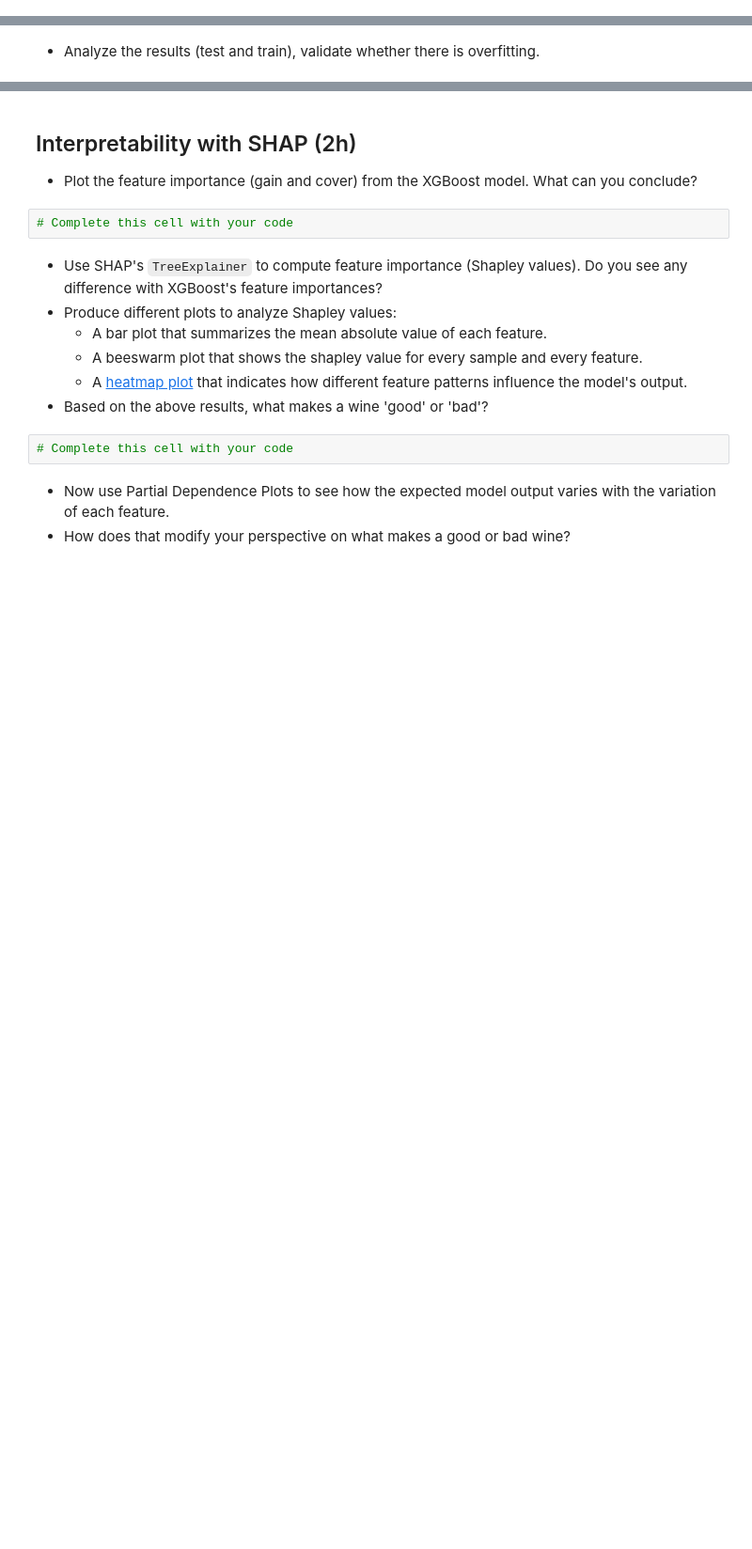
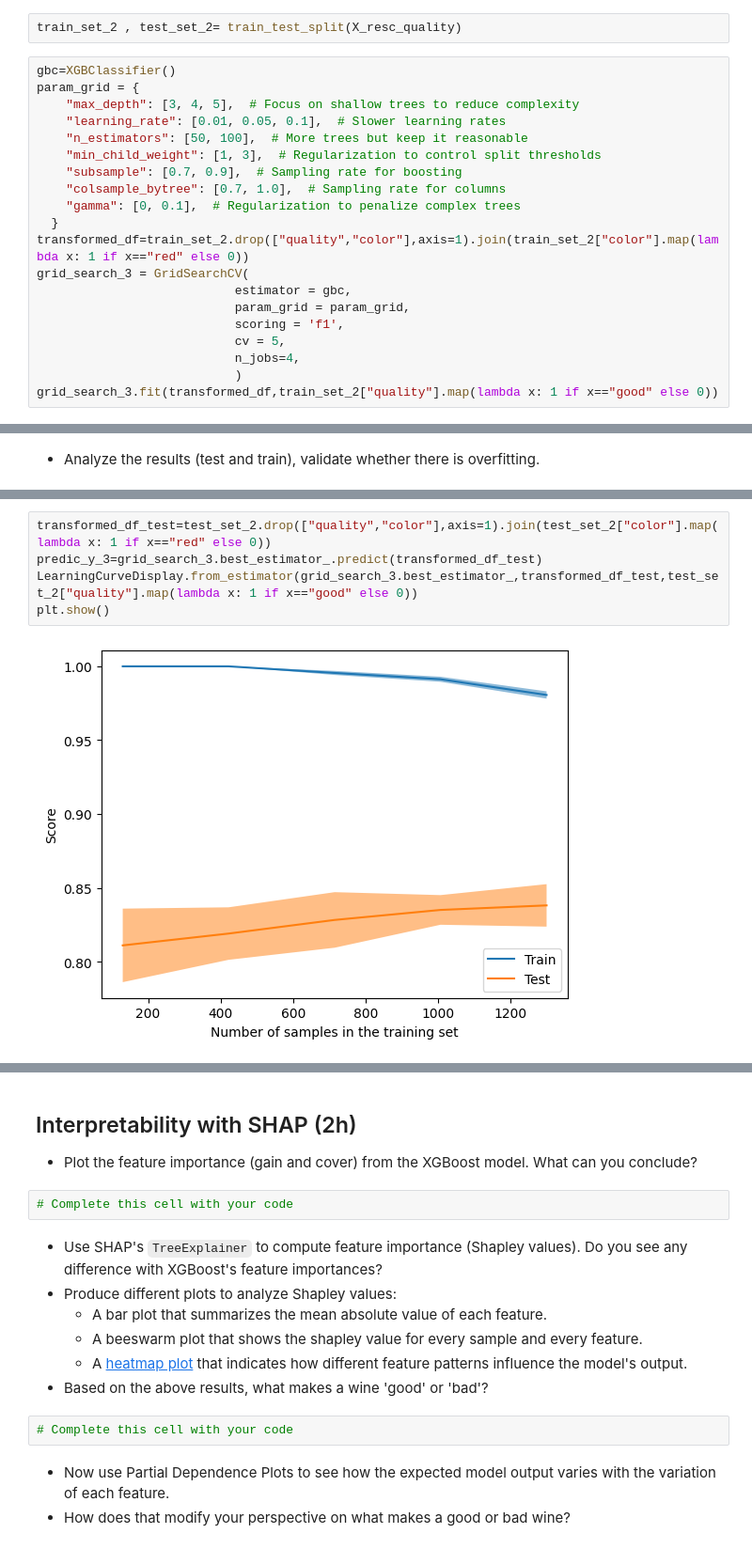
Before and after one commit to hei-isc-ml-stud/w4-isc-ml-Eteroclia, a Jupyter notebook: week4-assignment.ipynb, the cells around one changed output, grey strips where cells are left out. Shown at 94% size. Drawn from its saved outputs; the diff is of its cells as text; blank space fills up the shorter version.

```diff
--- a/week4-assignment.ipynb
+++ b/week4-assignment.ipynb
@@ -606,0 +607,22 @@ Let's first train a XGBClassifier model to distinguish between good and bad wine
+# %%
+train_set_2 , test_set_2= train_test_split(X_resc_quality)
+# %%
+gbc=XGBClassifier()
+param_grid = {
+    "max_depth": [3, 4, 5],  # Focus on shallow trees to reduce complexity
+    "learning_rate": [0.01, 0.05, 0.1],  # Slower learning rates
+    "n_estimators": [50, 100],  # More trees but keep it reasonable
+    "min_child_weight": [1, 3],  # Regularization to control split thresholds
+    "subsample": [0.7, 0.9],  # Sampling rate for boosting
+    "colsample_bytree": [0.7, 1.0],  # Sampling rate for columns
+    "gamma": [0, 0.1],  # Regularization to penalize complex trees
+  }
+transformed_df=train_set_2.drop(["quality","color"],axis=1).join(train_set_2["color"].map(lambda x: 1 if x=="red" else 0))
+grid_search_3 = GridSearchCV(
+                           estimator = gbc,
+                           param_grid = param_grid,
+                           scoring = 'f1',
+                           cv = 5,
+                           n_jobs=4,
+                           )
+grid_search_3.fit(transformed_df,train_set_2["quality"].map(lambda x: 1 if x=="good" else 0))
@@ -610,0 +668,7 @@ Let's first train a XGBClassifier model to distinguish between good and bad wine
+# %%
+transformed_df_test=test_set_2.drop(["quality","color"],axis=1).join(test_set_2["color"].map(lambda x: 1 if x=="red" else 0))
+predic_y_3=grid_search_3.best_estimator_.predict(transformed_df_test)
+LearningCurveDisplay.from_estimator(grid_search_3.best_estimator_,transformed_df_test,test_set_2["quality"].map(lambda x: 1 if x=="good" else 0))
+plt.show()
+# %% [output]
+[figure, added]
```
Also changed, not shown: parts of 19 cells of this notebook.
